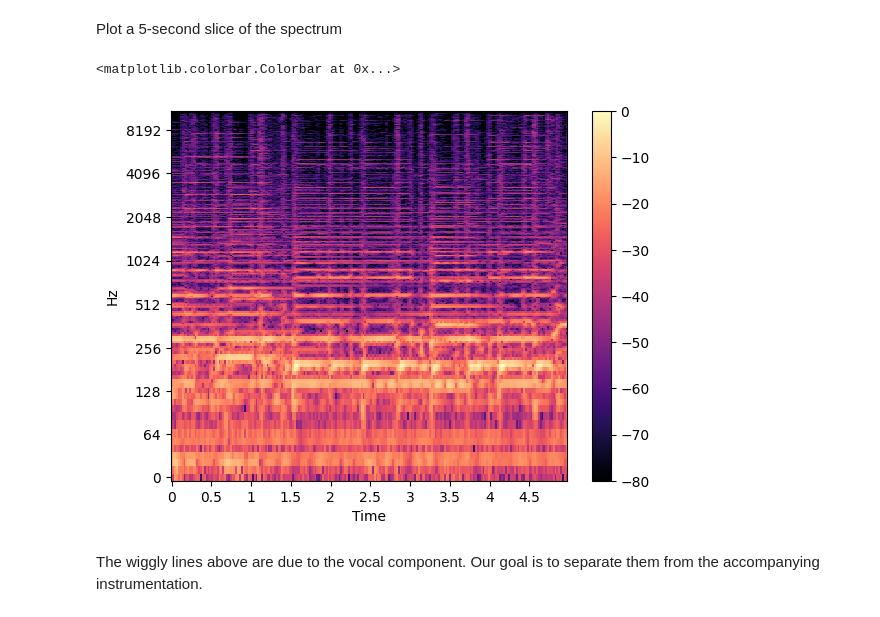
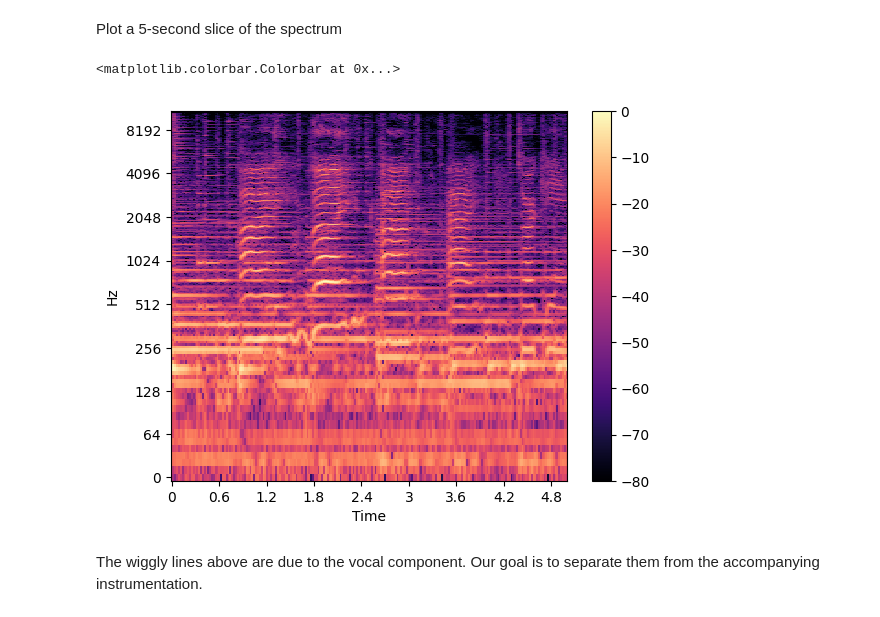
Before and after one commit to allenapplehead/APS360_Project, a Jupyter notebook: melody_extraction/plot_vocal_separation.ipynb, the cells around one changed output. Saved outputs shown, nothing was run; the diff lists cells and outputs as text; code cells hidden in the pictures.

```diff
--- a/melody_extraction/plot_vocal_separation.ipynb
+++ b/melody_extraction/plot_vocal_separation.ipynb
@@ -90,25 +90,27 @@ Loading and playing sample: MedleyDB_V2
 Choose which piece you want to run extraction on
 # %%
 S_full, phase = librosa.magphase(librosa.stft(samples["MedleyDB_V2"].y))
+y, sr = librosa.load(samples["MedleyDB_V2"].path, duration=120)
+start_sec, end_sec = samples["MedleyDB_V2"].start_sec, samples["MedleyDB_V2"].end_sec
 # %%
-# If you want to load the default example from the docs
-# otherwise don't run this cell
-y, sr = librosa.load(librosa.ex('fishin'), duration=120)
+# # If you want to load the default example from the docs
+# # otherwise don't run this cell
+# y, sr = librosa.load(librosa.ex('fishin'), duration=120)
 
-# MedleyDB_sample: non vocal example, results are very scratchy but not bad
-#y, sr = librosa.load('/media/allentao/One Touch/APS360/MedleyDB_sample/Audio/Phoenix_ScotchMorris/Phoenix_ScotchMorris_MIX.wav', duration=120)
+# # MedleyDB_sample: non vocal example, results are very scratchy but not bad
+# #y, sr = librosa.load('/media/allentao/One Touch/APS360/MedleyDB_sample/Audio/Phoenix_ScotchMorris/Phoenix_ScotchMorris_MIX.wav', duration=120)
 
-# MedleyDB_V2 sample: vocal example: does a pretty good job getting the voiceline
-# background music has some sound signatures from the melody
-# y, sr = librosa.load('/media/allentao/One Touch/APS360/MedleyDB_V2/V2/BarefootSisters_RedJetta/BarefootSisters_RedJetta_MIX.wav', duration=120)
+# # MedleyDB_V2 sample: vocal example: does a pretty good job getting the voiceline
+# # background music has some sound signatures from the melody
+# # y, sr = librosa.load('/media/allentao/One Touch/APS360/MedleyDB_V2/V2/BarefootSisters_RedJetta/BarefootSisters_RedJetta_MIX.wav', duration=120)
 
 
 
-# And compute the spectrogram magnitude and phase
-S_full, phase = librosa.magphase(librosa.stft(y))
+# # And compute the spectrogram magnitude and phase
+# S_full, phase = librosa.magphase(librosa.stft(y))
 
-# Play back a 5-second excerpt with vocals
+# # Play back a 5-second excerpt with vocals
 
-Audio(data=y[10*sr:15*sr], rate=sr)
 # Audio(data=y[10*sr:15*sr], rate=sr)
-# Audio(data=y[15*sr:20*sr], rate=sr)
+# # Audio(data=y[10*sr:15*sr], rate=sr)
+# # Audio(data=y[15*sr:20*sr], rate=sr)
@@ -117,14 +117,14 @@ Audio(data=y[10*sr:15*sr], rate=sr)
 # %% [markdown]
 Plot a 5-second slice of the spectrum
 # %%
-idx = slice(*librosa.time_to_frames([10, 15], sr=sr))
+idx = slice(*librosa.time_to_frames([start_sec, end_sec], sr=sr))
 fig, ax = plt.subplots()
 img = librosa.display.specshow(librosa.amplitude_to_db(S_full[:, idx], ref=np.max),
                          y_axis='log', x_axis='time', sr=sr, ax=ax)
 fig.colorbar(img, ax=ax)
 # %% [output]
 <matplotlib.colorbar.Colorbar at 0x...>
-[figure, old version]
+[figure, new version]
 # %% [markdown]
 The wiggly lines above are due to the vocal component.
 Our goal is to separate them from the accompanying
```
Also changed, not shown: parts of 10 cells of this notebook.
